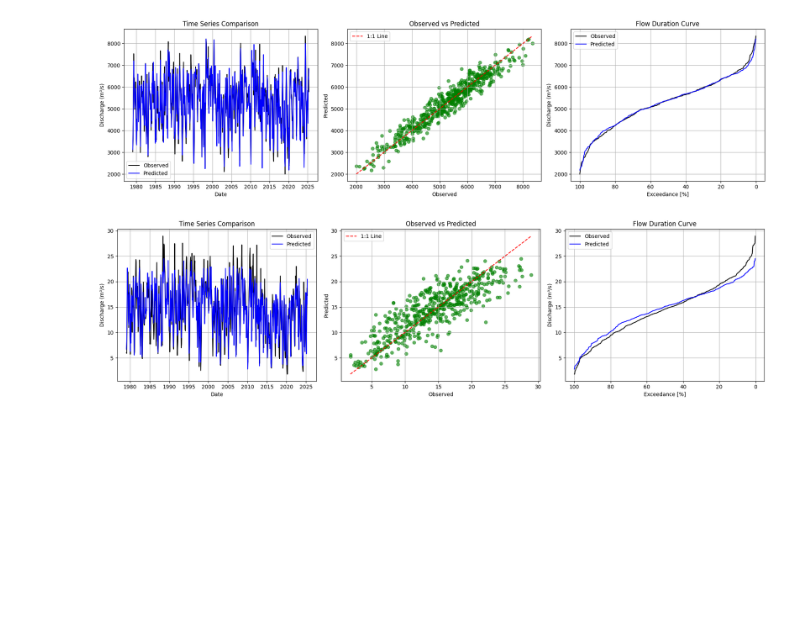
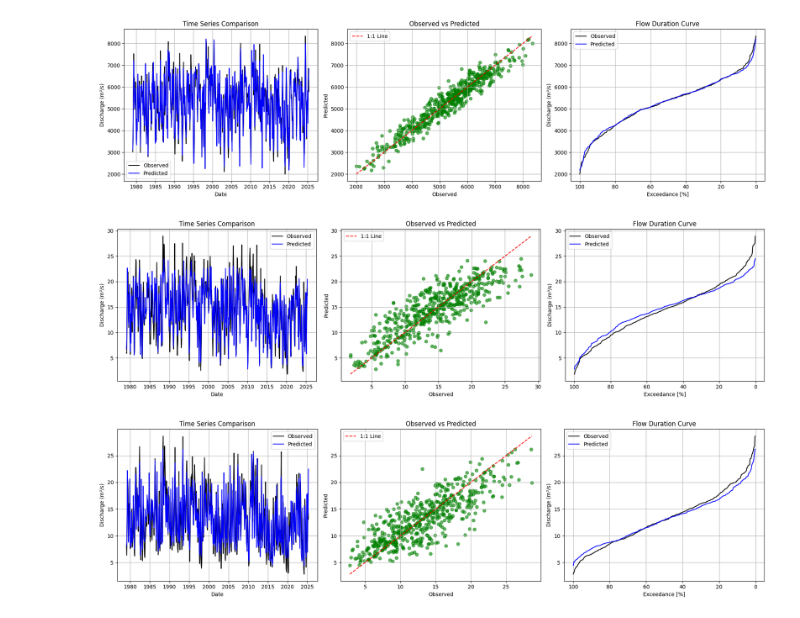
Before and after one commit to IHCantabria/SWIM_WaterBalanceModule, a Jupyter notebook: notebooks/Create_Regression_Models.ipynb, the cells around one changed output. Drawn from its saved outputs; the diff is of its cells as text; code cells hidden in the pictures; blank space fills up the shorter version.

```diff
--- a/notebooks/Create_Regression_Models.ipynb
+++ b/notebooks/Create_Regression_Models.ipynb
@@ -199,6 +240,12 @@ observed_series_2 = pd.Series(
     index=pd.to_datetime(monthly_q2.valid_time.data),
     name="Observed"
 )
+
+observed_series_3 = pd.Series(
+    monthly_q3.values,
+    index=pd.to_datetime(monthly_q3.valid_time.data),
+    name="Observed"
+)
 # %%
 df_prediction_1 = swim.predict_discharge_from_climate(
     new_climate_dataset=climate_data_1,
@@ -219,3 +266,13 @@ df_prediction_2 = swim.predict_discharge_from_climate(
 )
 # %% [output]
 [figure]
+# %%
+df_prediction_3 = swim.predict_discharge_from_climate(
+    new_climate_dataset=climate_data_3,
+    model_name="SVR", # Define the best model to use
+    model_dir="../data/Models_3",
+    predictors=["tp", "t2m", "ssrd", "sfcWind"],
+    observed_series=observed_series_3
+)
+# %% [output]
+[figure, added]
```
Also changed, not shown: parts of 4 cells of this notebook, 1 other file.
